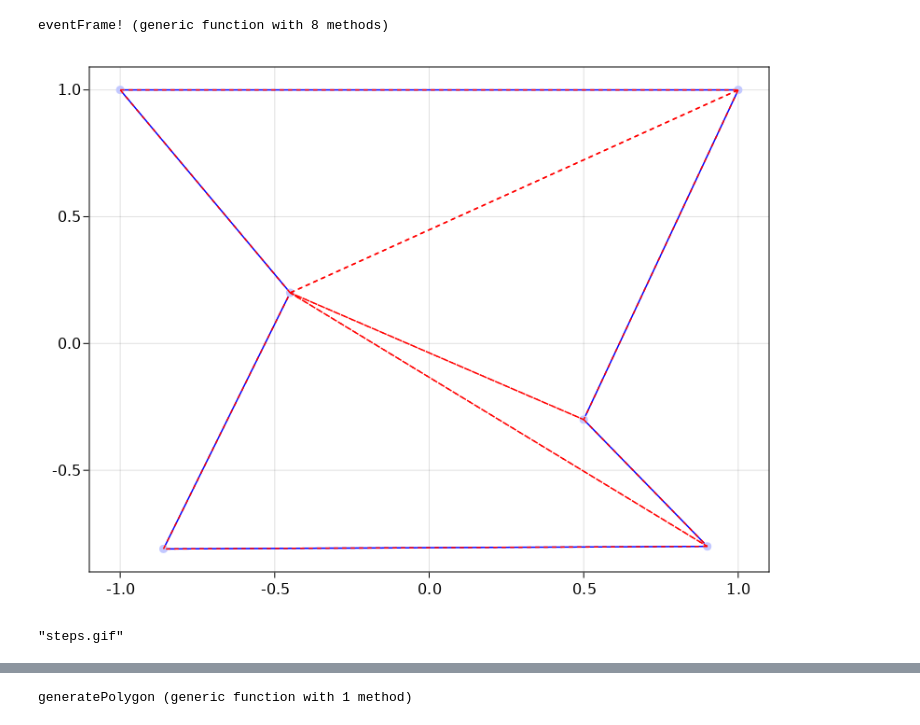
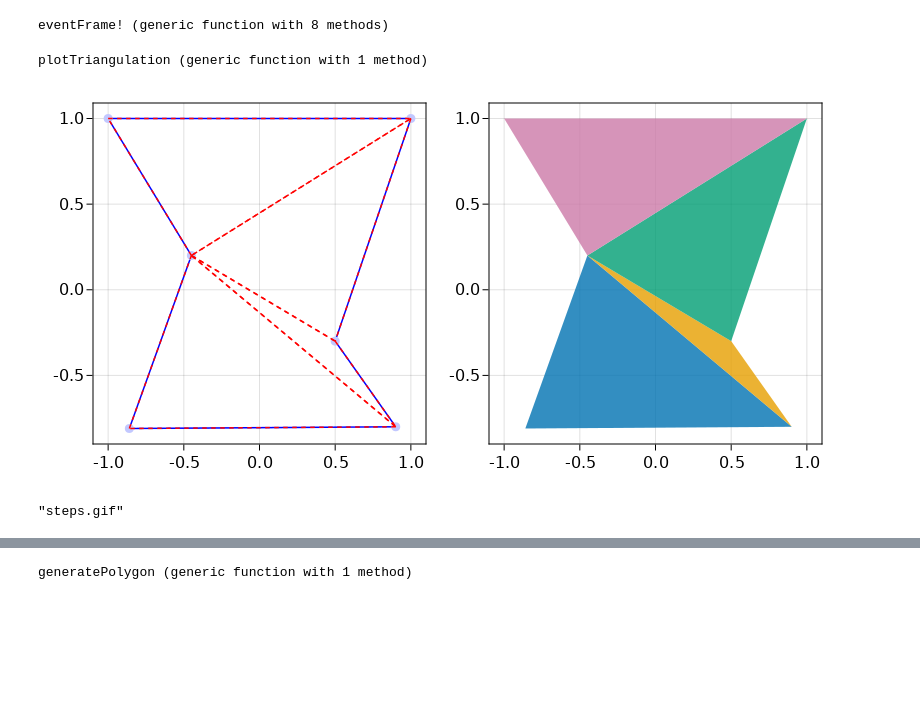
Before and after one commit to Jerboa-app/PolygonTriangulation, a Jupyter notebook: examples/examples.ipynb, the cells around one changed output, grey strips where cells are left out. Drawn from its saved outputs; the diff is of its cells as text; code cells hidden in the pictures; blank space fills up the shorter version.

Commit message:
plot output as triangles

```diff
--- a/examples/examples.ipynb
+++ b/examples/examples.ipynb
@@ -4,28 +4,44 @@ include("../src/PolygonPlot.jl")
 include("../src/EventPlot.jl")
 # %% [output]
 eventFrame! (generic function with 8 methods)
+# %%
+function plotTriangulation(ax::Axis,tris::Array{Array{Vertex,1},1})
+    for tri in tris
+        a = Point2f0(tri[1].x,tri[1].y)
+        b = Point2f0(tri[2].x,tri[2].y)
+        c = Point2f0(tri[3].x,tri[3].y)
+
+        poly!(ax,Point2f0[(a[1],a[2]),(b[1],b[2]),(c[1],c[2])])
+    end
+end
+# %% [output]
+plotTriangulation (generic function with 1 method)
 # %%
 P = Polygon(
 [
         Vertex(0.5,-0.3),
         Vertex(0.9,-0.8),
         Vertex(-0.86,-0.81),
         Vertex(-0.45,0.2),
         Vertex(-1.,1.),
         Vertex(1.,1.)
 ]
 )
 
-f = Figure()
+f = Figure(resolution=(800,400))
 event = Vector{PolygonTriangulation.Event}([])
-polygonplot(f[1,1],P,triangulate(P,event))
+tris = triangulate(P,event)
+polygonplot(f[1,1],P,tris)
+
+ax = Axis(f[1,2])
+plotTriangulation(ax,tris)
 f
 # %% [output]
-[figure, old version]
+[figure, new version]
-# %%
-eventFrames(P,event)
-# %% [output]
-"steps.gif"
+# %%
+eventFrames(P,event)
+# %% [output]
+"steps.gif"
 # %%
 P = Polygon(
     [
```
Also changed, not shown: parts of 5 cells of this notebook.
